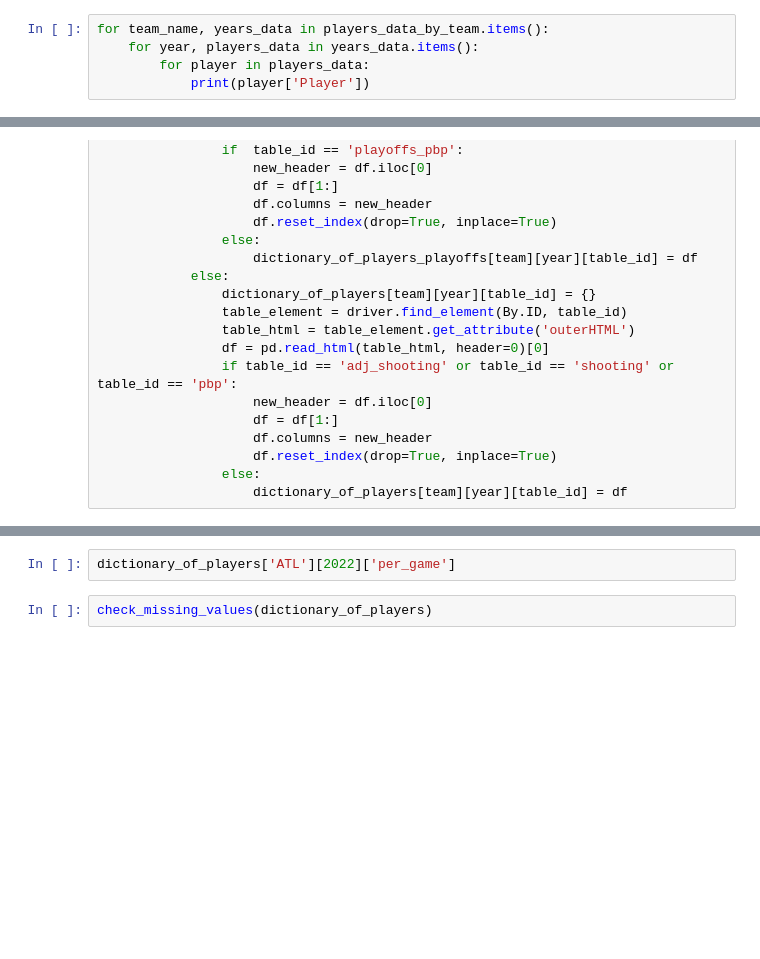
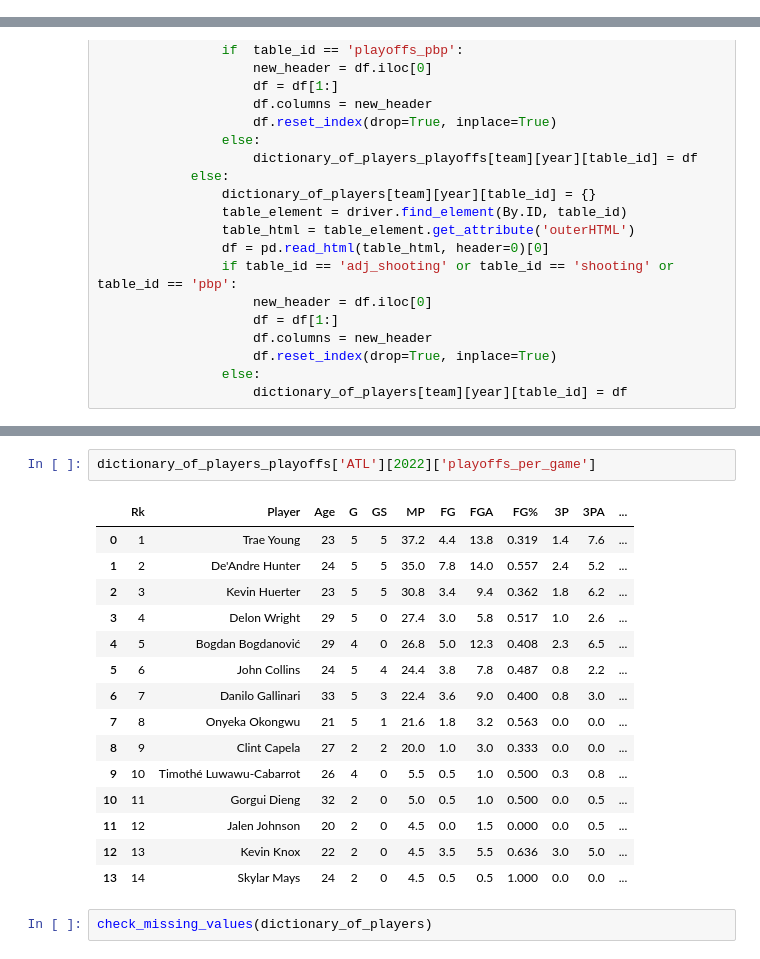
Before and after one commit to alejandrou/NBA_ML-., a Jupyter notebook: scrap.ipynb, the cells around one changed output, grey strips where cells are left out. Cells and saved outputs as stored; diff of their text form; blank space fills up the shorter version.

```diff
--- a/scrap.ipynb
+++ b/scrap.ipynb
@@ -49,8 +19,3 @@ players_data_by_team = scraper_player.get_players_team_year()
-# %%
-for team_name, years_data in players_data_by_team.items():
-    for year, players_data in years_data.items():
-        for player in players_data:
-            print(player['Player'])
 # %%
 options = webdriver.FirefoxOptions()
 options.add_argument('-headless')
@@ -184,5 +171,21 @@ for team in teams_NBA_list:
 # %%
-dictionary_of_players['ATL'][2022]['per_game']
+dictionary_of_players_playoffs['ATL'][2022]['playoffs_per_game']
+# %% [output]
+|  | Rk | Player | Age | G | GS | MP | FG | FGA | FG% | 3P | 3PA | ... |
+| 0 | 1 | Trae Young | 23 | 5 | 5 | 37.2 | 4.4 | 13.8 | 0.319 | 1.4 | 7.6 | ... |
+| 1 | 2 | De'Andre Hunter | 24 | 5 | 5 | 35.0 | 7.8 | 14.0 | 0.557 | 2.4 | 5.2 | ... |
+| 2 | 3 | Kevin Huerter | 23 | 5 | 5 | 30.8 | 3.4 | 9.4 | 0.362 | 1.8 | 6.2 | ... |
+| 3 | 4 | Delon Wright | 29 | 5 | 0 | 27.4 | 3.0 | 5.8 | 0.517 | 1.0 | 2.6 | ... |
+| 4 | 5 | Bogdan Bogdanović | 29 | 4 | 0 | 26.8 | 5.0 | 12.3 | 0.408 | 2.3 | 6.5 | ... |
+| 5 | 6 | John Collins | 24 | 5 | 4 | 24.4 | 3.8 | 7.8 | 0.487 | 0.8 | 2.2 | ... |
+| 6 | 7 | Danilo Gallinari | 33 | 5 | 3 | 22.4 | 3.6 | 9.0 | 0.400 | 0.8 | 3.0 | ... |
+| 7 | 8 | Onyeka Okongwu | 21 | 5 | 1 | 21.6 | 1.8 | 3.2 | 0.563 | 0.0 | 0.0 | ... |
+| 8 | 9 | Clint Capela | 27 | 2 | 2 | 20.0 | 1.0 | 3.0 | 0.333 | 0.0 | 0.0 | ... |
+| 9 | 10 | Timothé Luwawu-Cabarrot | 26 | 4 | 0 | 5.5 | 0.5 | 1.0 | 0.500 | 0.3 | 0.8 | ... |
+| 10 | 11 | Gorgui Dieng | 32 | 2 | 0 | 5.0 | 0.5 | 1.0 | 0.500 | 0.0 | 0.5 | ... |
+| 11 | 12 | Jalen Johnson | 20 | 2 | 0 | 4.5 | 0.0 | 1.5 | 0.000 | 0.0 | 0.5 | ... |
+| 12 | 13 | Kevin Knox | 22 | 2 | 0 | 4.5 | 3.5 | 5.5 | 0.636 | 3.0 | 5.0 | ... |
+| 13 | 14 | Skylar Mays | 24 | 2 | 0 | 4.5 | 0.5 | 0.5 | 1.000 | 0.0 | 0.0 | ... |
 # %%
 check_missing_values(dictionary_of_players)
 # %%
```
Also changed, not shown: parts of 11 cells of this notebook, 2 other files.
